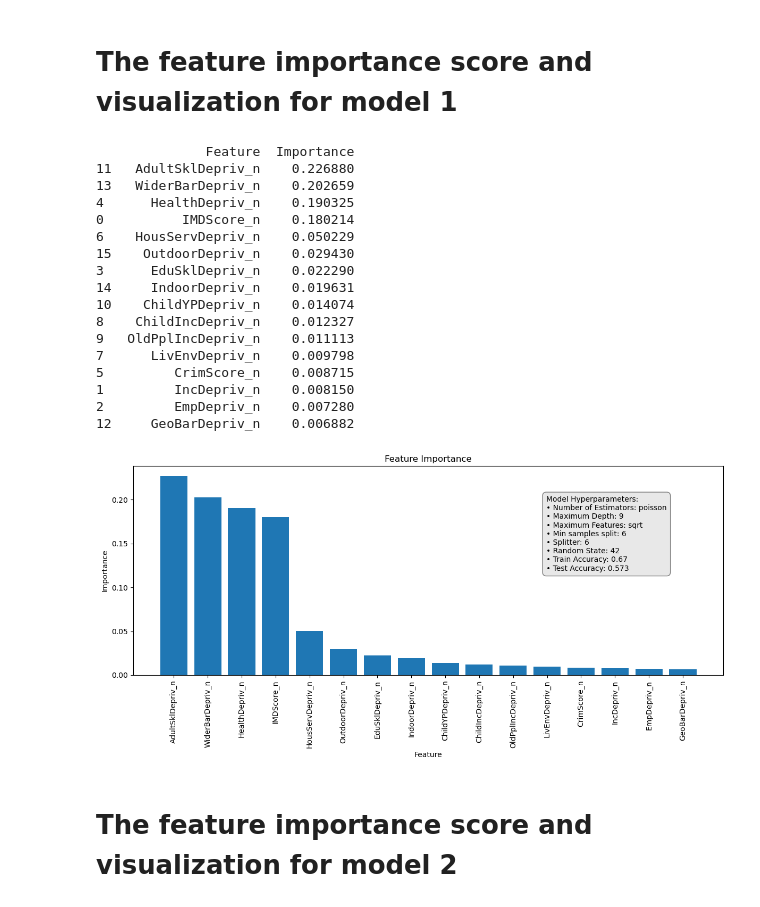
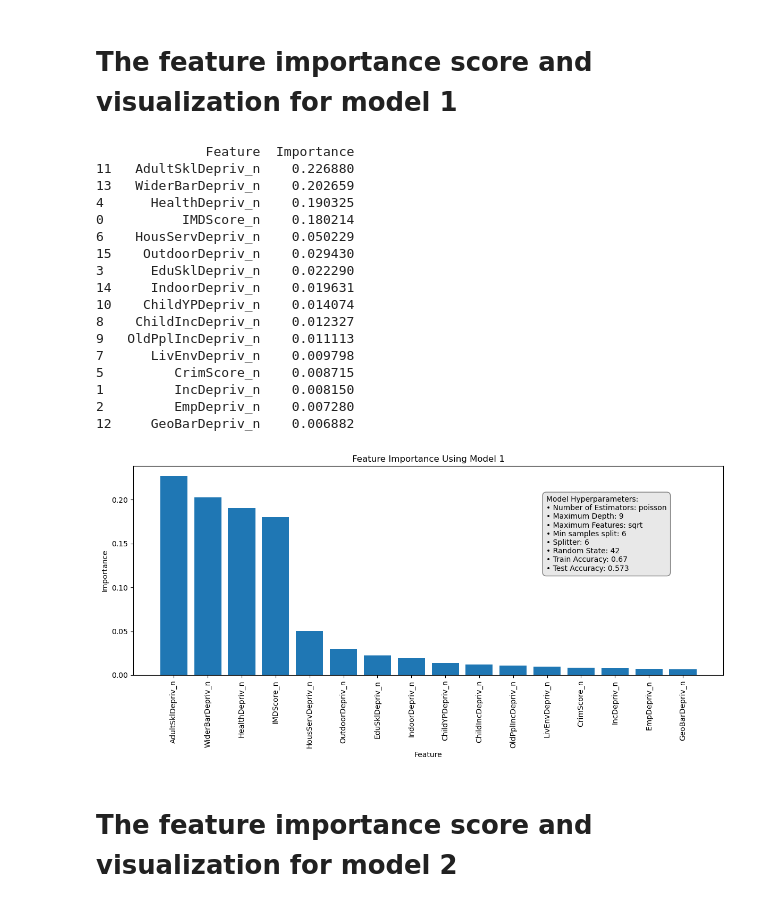
Before and after one commit to MasterOfLogic1/HousePricePrediction_Uk, a Jupyter notebook: HPP_Decision_Tree_Regressor.ipynb, the cells around one changed output. Cells and saved outputs as stored; diff of their text form; code cells hidden in the pictures.

```diff
--- a/HPP_Decision_Tree_Regressor.ipynb
+++ b/HPP_Decision_Tree_Regressor.ipynb
@@ -335,7 +335,7 @@ plt.figure(figsize=(12, 6))
 plt.bar(feature_importance_df['Feature'], feature_importance_df['Importance'])
 plt.xlabel('Feature')
 plt.ylabel('Importance')
-plt.title('Feature Importance')
+plt.title('Feature Importance Using Model '+str(modelIndex+1))
 plt.xticks(rotation=90)
 
 # Adding bullet points for model hyperparameters on the right side of the plot
@@ -351,33 +351,33 @@ bullet_points = [
     f"• Test Accuracy: {model_hyperparameters['test_accuracy']}",
 
     # Add more hyperparameters if needed
 ]
 
 
 # Display the bullet points
 plt.text(0.7, 0.5, "\n".join(bullet_points), transform=plt.gca().transAxes,
          bbox=dict(facecolor='lightgray', alpha=0.5, boxstyle='round,pad=0.5'))
 
 plt.tight_layout()
 plt.show()
 # %% [output]
               Feature  Importance
 11   AdultSklDepriv_n    0.226880
 13   WiderBarDepriv_n    0.202659
 4      HealthDepriv_n    0.190325
 0          IMDScore_n    0.180214
 6    HousServDepriv_n    0.050229
 15    OutdoorDepriv_n    0.029430
 3      EduSklDepriv_n    0.022290
 14     IndoorDepriv_n    0.019631
 10    ChildYPDepriv_n    0.014074
 8    ChildIncDepriv_n    0.012327
 9   OldPplIncDepriv_n    0.011113
 7      LivEnvDepriv_n    0.009798
 5         CrimScore_n    0.008715
 1         IncDepriv_n    0.008150
 2         EmpDepriv_n    0.007280
 12     GeoBarDepriv_n    0.006882
-[figure, old version]
+[figure, new version]
 # %% [markdown]
 # The feature importance score and visualization for model 2
```
Also changed, not shown: parts of 8 cells of this notebook.
